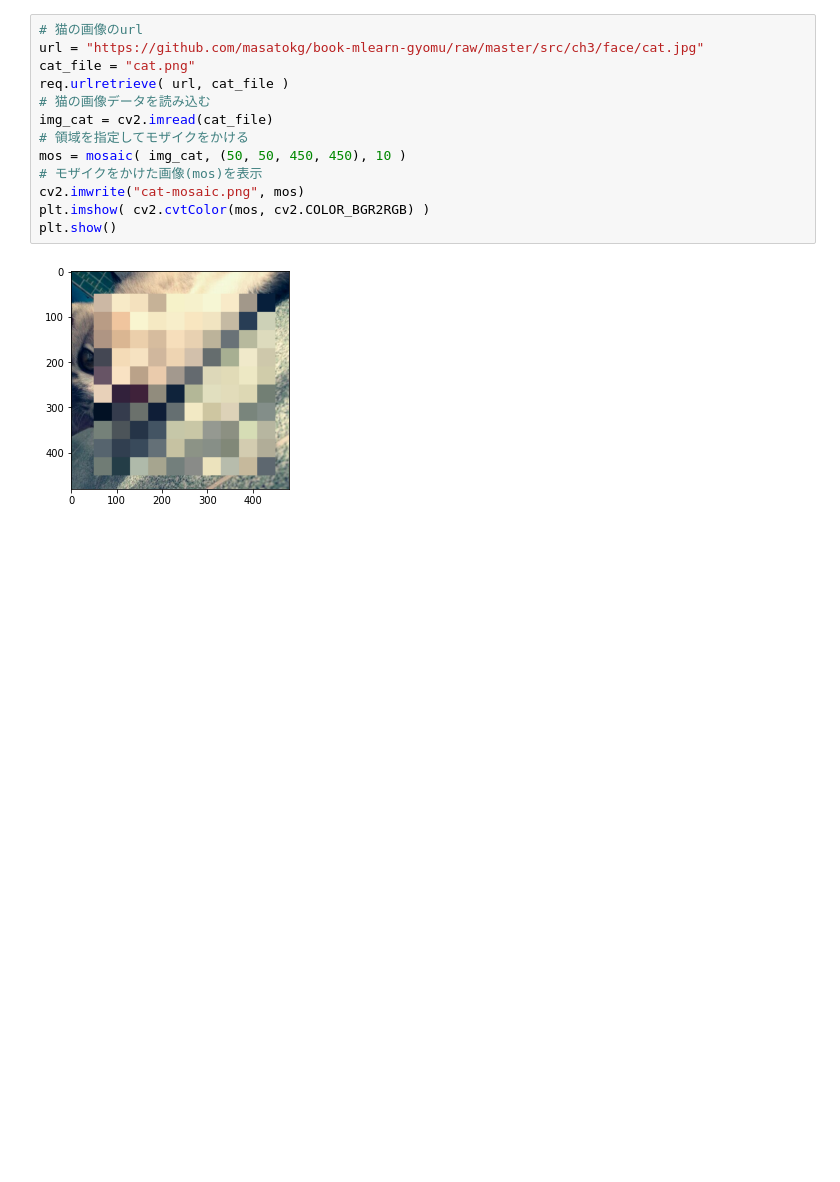
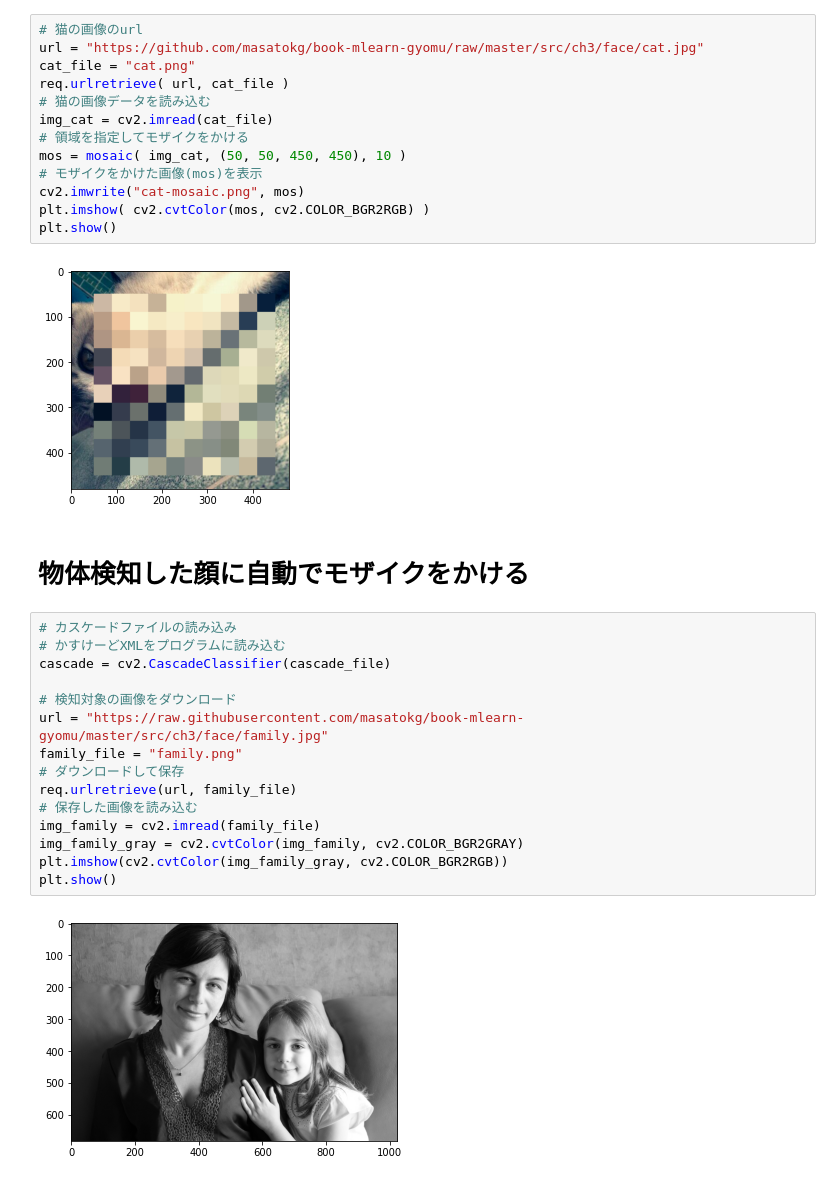
Before and after one commit to ASO1801008/AI_teach2020, a Jupyter notebook: 2020AI0302_detect_mosaic.ipynb, the cells around one changed output. Saved outputs shown, nothing was run; the diff lists cells and outputs as text; blank space fills up the shorter version.

```diff
--- a/2020AI0302_detect_mosaic.ipynb
+++ b/2020AI0302_detect_mosaic.ipynb
@@ -122,3 +122,22 @@ plt.imshow( cv2.cvtColor(mos, cv2.COLOR_BGR2RGB) )
 plt.show()
 # %% [output]
 [figure]
+# %% [markdown]
+# 物体検知した顔に自動でモザイクをかける
+# %%
+# カスケードファイルの読み込み
+# かすけーどXMLをプログラムに読み込む
+cascade = cv2.CascadeClassifier(cascade_file)
+
+# 検知対象の画像をダウンロード
+url = "https://raw.githubusercontent.com/masatokg/book-mlearn-gyomu/master/src/ch3/face/family.jpg"
+family_file = "family.png"
+# ダウンロードして保存
+req.urlretrieve(url, family_file)
+# 保存した画像を読み込む
+img_family = cv2.imread(family_file)
+img_family_gray = cv2.cvtColor(img_family, cv2.COLOR_BGR2GRAY)
+plt.imshow(cv2.cvtColor(img_family_gray, cv2.COLOR_BGR2RGB))
+plt.show()
+# %% [output]
+[figure, added]
```
Also changed, not shown: parts of 3 cells of this notebook.
